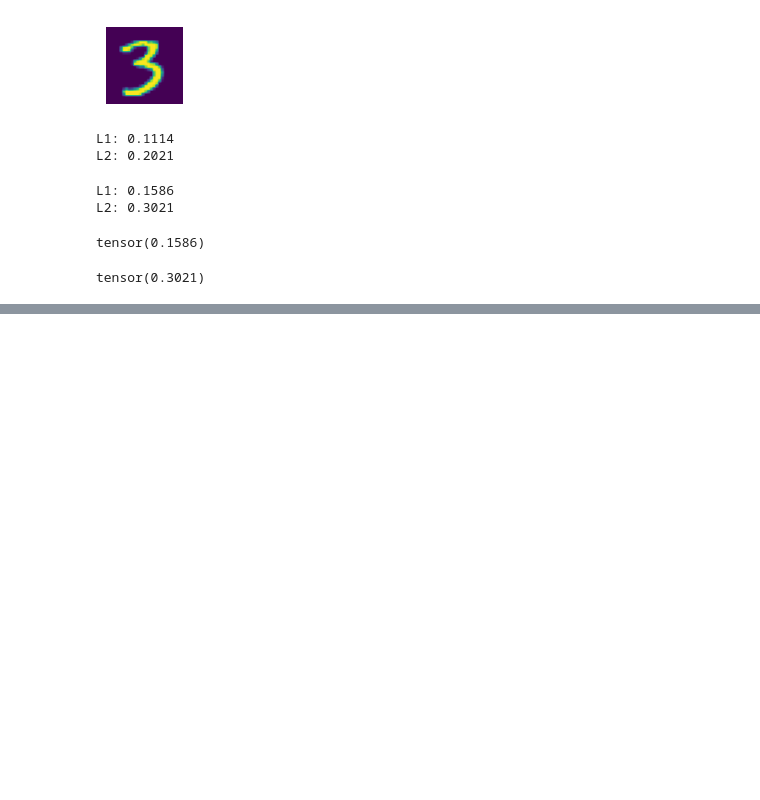
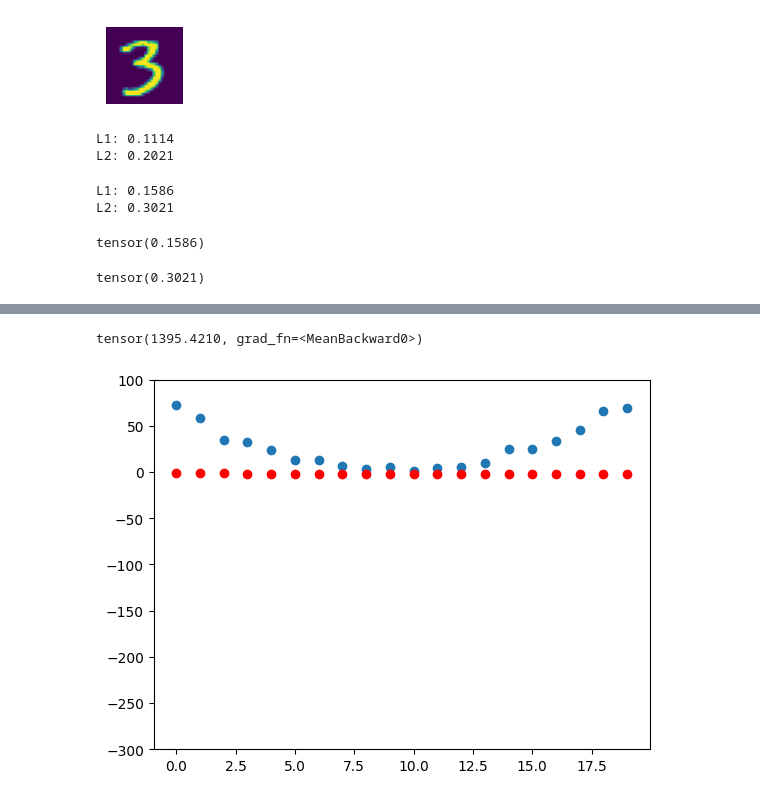
Before and after one commit to Sergo448/FastAI_PyTorch, a Jupyter notebook: notebooks/01_num_classifier.ipynb, the cells around one changed output, grey strips where cells are left out. Saved outputs shown, nothing was run; the diff lists cells and outputs as text; code cells hidden in the pictures; blank space fills up the shorter version.

```diff
--- a/notebooks/01_num_classifier.ipynb
+++ b/notebooks/01_num_classifier.ipynb
@@ -145,0 +346,14 @@ tensor(0.3021)
+# %%
+#5
+lr = 1e-5
+params.data -= lr * params.grad.data
+params.grad = None
+
+preds = f(time, params)
+mse(preds, speed)
+# %% [output]
+tensor(1395.4210, grad_fn=<MeanBackward0>)
+# %%
+show_preds(preds)
+# %% [output]
+[figure, added]
```
Also changed, not shown: parts of 49 cells of this notebook.
